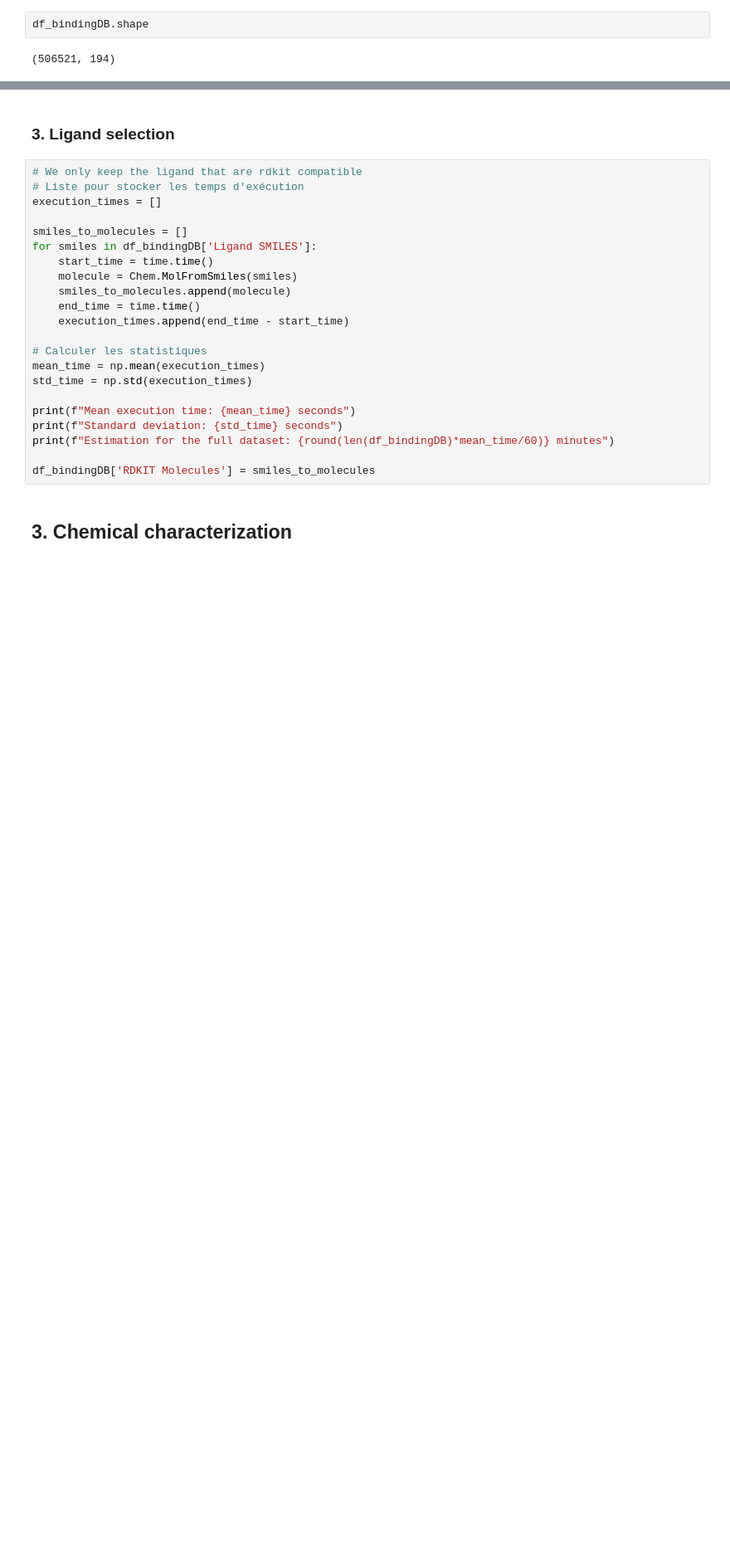
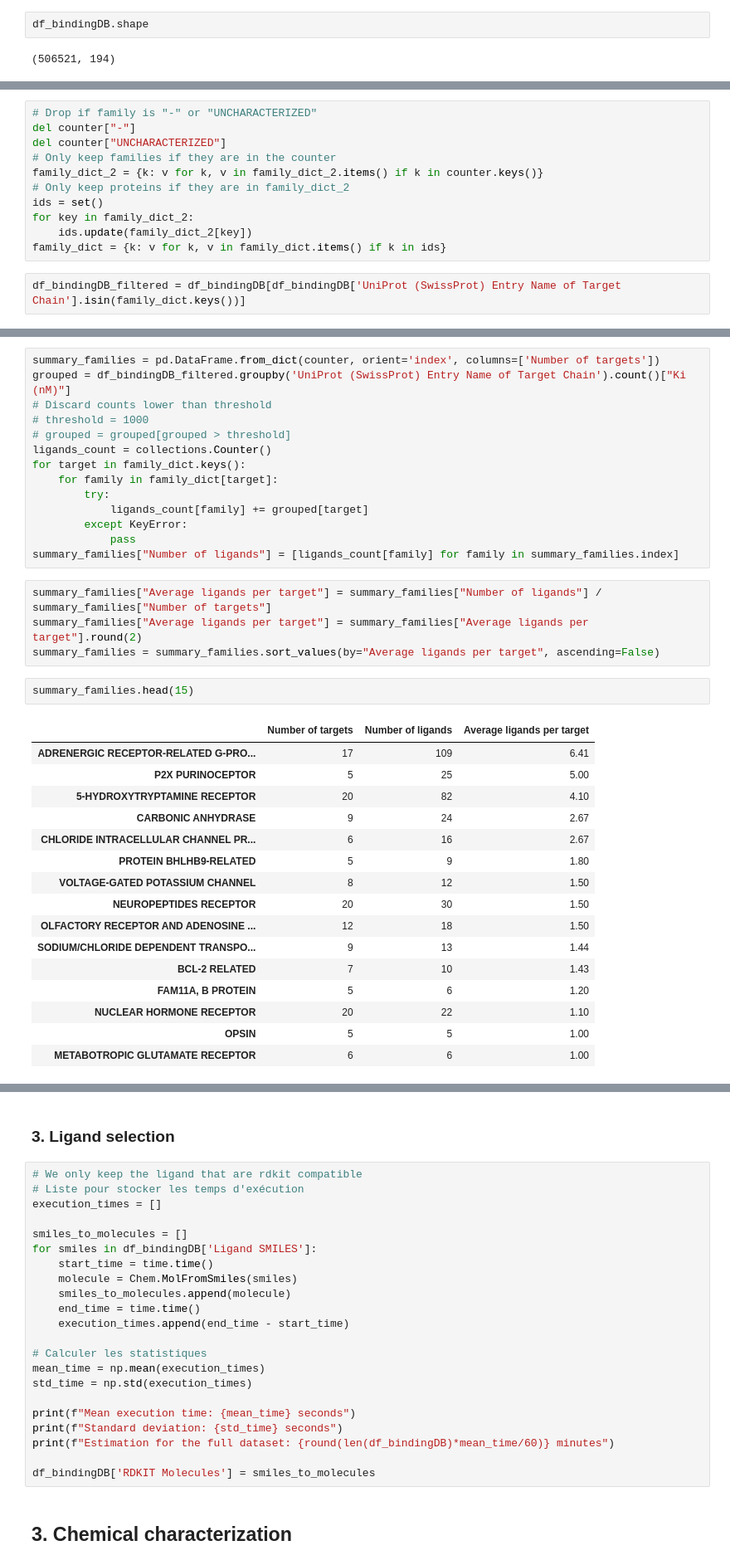
Before and after one commit to epfl-ada/ada-2024-project-laambada, a Jupyter notebook: results.ipynb, the cells around one changed output, grey strips where cells are left out. Shown at 83% size. Drawn from its saved outputs; the diff is of its cells as text; blank space fills up the shorter version.

Commit message:
Added family search

```diff
--- a/results.ipynb
+++ b/results.ipynb
@@ -439,0 +487,13 @@ df_bindingDB.shape
+# %%
+# Drop if family is "-" or "UNCHARACTERIZED"
+del counter["-"]
+del counter["UNCHARACTERIZED"]
+# Only keep families if they are in the counter
+family_dict_2 = {k: v for k, v in family_dict_2.items() if k in counter.keys()}
+# Only keep proteins if they are in family_dict_2
+ids = set()
+for key in family_dict_2:
+    ids.update(family_dict_2[key])
+family_dict = {k: v for k, v in family_dict.items() if k in ids}
+# %%
+df_bindingDB_filtered = df_bindingDB[df_bindingDB['UniProt (SwissProt) Entry Name of Target Chain'].isin(family_dict.keys())]
@@ -439,0 +504,37 @@ df_bindingDB.shape
+# %%
+summary_families = pd.DataFrame.from_dict(counter, orient='index', columns=['Number of targets'])
+grouped = df_bindingDB_filtered.groupby('UniProt (SwissProt) Entry Name of Target Chain').count()["Ki (nM)"]
+# Discard counts lower than threshold
+# threshold = 1000
+# grouped = grouped[grouped > threshold]
+ligands_count = collections.Counter()
+for target in family_dict.keys():
+    for family in family_dict[target]:
+        try:
+            ligands_count[family] += grouped[target]
+        except KeyError:
+            pass
+summary_families["Number of ligands"] = [ligands_count[family] for family in summary_families.index]
+# %%
+summary_families["Average ligands per target"] = summary_families["Number of ligands"] / summary_families["Number of targets"]
+summary_families["Average ligands per target"] = summary_families["Average ligands per target"].round(2)
+summary_families = summary_families.sort_values(by="Average ligands per target", ascending=False)
+# %%
+summary_families.head(15)
+# %% [output]
+|  | Number of targets | Number of ligands | Average ligands per target |
+| ADRENERGIC RECEPTOR-RELATED G-PRO... | 17 | 109 | 6.41 |
+| P2X PURINOCEPTOR | 5 | 25 | 5.00 |
+| 5-HYDROXYTRYPTAMINE RECEPTOR | 20 | 82 | 4.10 |
+| CARBONIC ANHYDRASE | 9 | 24 | 2.67 |
+| CHLORIDE INTRACELLULAR CHANNEL PR... | 6 | 16 | 2.67 |
+| PROTEIN BHLHB9-RELATED | 5 | 9 | 1.80 |
+| VOLTAGE-GATED POTASSIUM CHANNEL | 8 | 12 | 1.50 |
+| NEUROPEPTIDES RECEPTOR | 20 | 30 | 1.50 |
+| OLFACTORY RECEPTOR AND ADENOSINE ... | 12 | 18 | 1.50 |
+| SODIUM/CHLORIDE DEPENDENT TRANSPO... | 9 | 13 | 1.44 |
+| BCL-2 RELATED | 7 | 10 | 1.43 |
+| FAM11A, B PROTEIN | 5 | 6 | 1.20 |
+| NUCLEAR HORMONE RECEPTOR | 20 | 22 | 1.10 |
+| OPSIN | 5 | 5 | 1.00 |
+| METABOTROPIC GLUTAMATE RECEPTOR | 6 | 6 | 1.00 |
```
Also changed, not shown: parts of 9 cells of this notebook, 1 other file.
